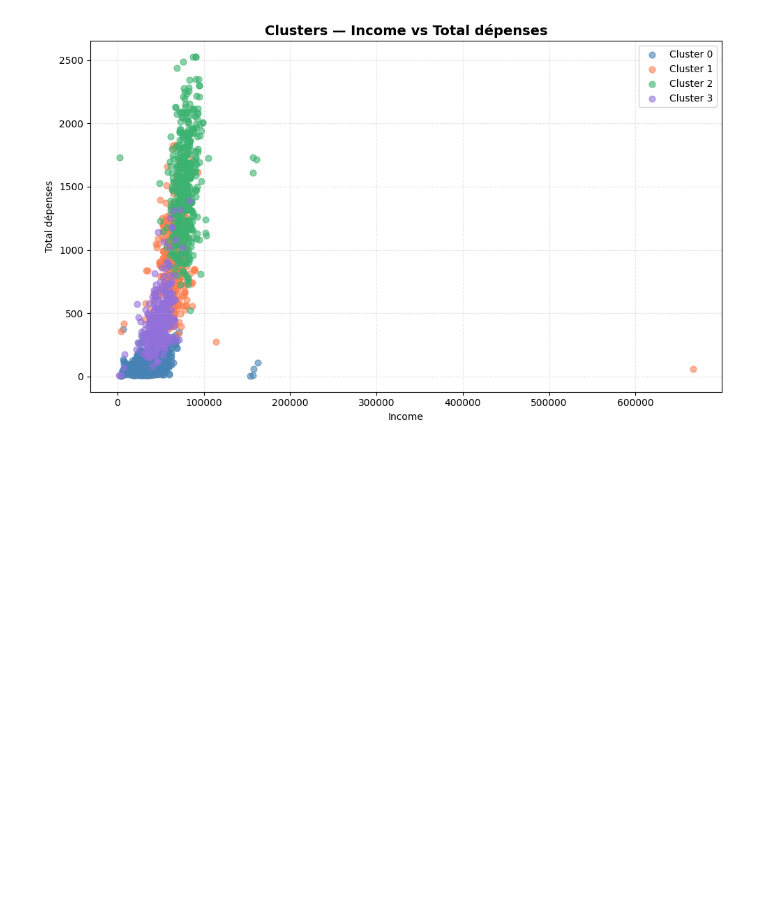
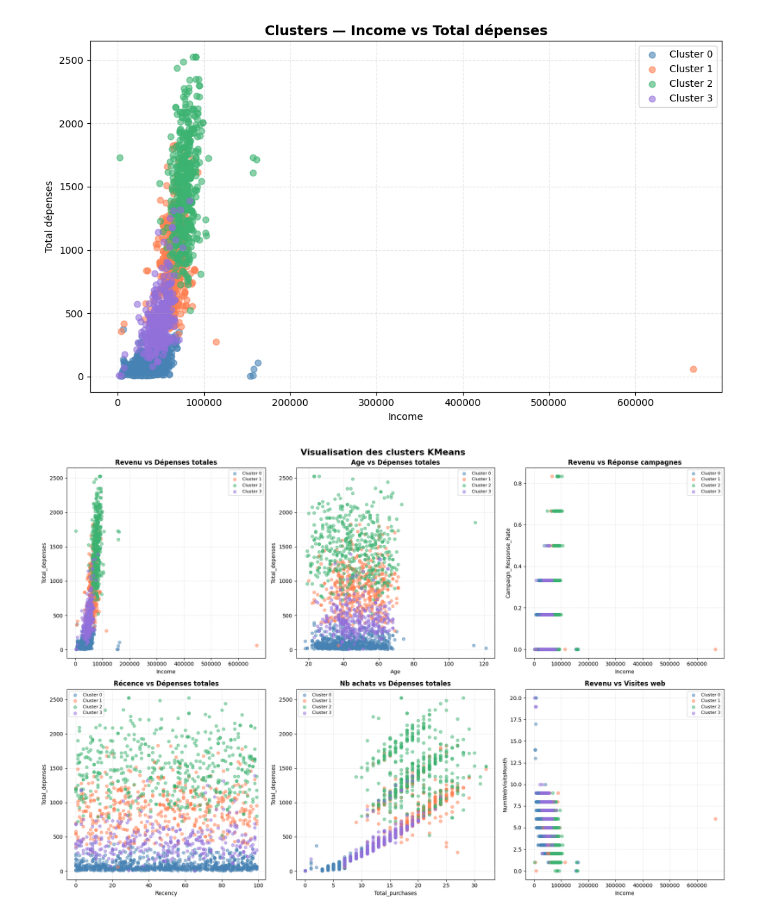
Before and after one commit to MENDJEV/MARKETING-ANALYSIS-WITH-ML, a Jupyter notebook: notebooks/03_KMeans.ipynb, the cells around one changed output. Drawn from its saved outputs; the diff is of its cells as text; code cells hidden in the pictures; blank space fills up the shorter version.

```diff
--- a/notebooks/03_KMeans.ipynb
+++ b/notebooks/03_KMeans.ipynb
@@ -88,3 +88,46 @@ plt.tight_layout()
 plt.show()
 # %% [output]
 [figure]
+# %%
+# Charger le dataset original non scalé
+df_original = pd.read_csv('../data/processed/clean_marketing_campaign.csv')
+labels = MyKMeans.labels_
+
+# Définition des paires intéressantes
+pairs = [
+    ('Income',          'Total_depenses',          'Revenu vs Dépenses totales'),
+    ('Age',             'Total_depenses',           'Age vs Dépenses totales'),
+    ('Income',          'Campaign_Response_Rate',   'Revenu vs Réponse campagnes'),
+    ('Recency',         'Total_depenses',           'Récence vs Dépenses totales'),
+    ('Total_purchases', 'Total_depenses',           'Nb achats vs Dépenses totales'),
+    ('Income',          'NumWebVisitsMonth',        'Revenu vs Visites web'),
+]
+
+colors = ['steelblue', 'coral', 'mediumseagreen', 'mediumpurple']
+
+fig, axes = plt.subplots(2, 3, figsize=(18, 12))
+axes = axes.flatten()
+
+for i, (x, y, title) in enumerate(pairs):
+    for cluster in range(4):
+        mask = labels == cluster
+        axes[i].scatter(
+            df_original[mask][x],
+            df_original[mask][y],
+            c=colors[cluster],
+            label=f'Cluster {cluster}',
+            alpha=0.5,
+            s=30
+        )
+    axes[i].set_title(title, fontsize=12, fontweight='bold')
+    axes[i].set_xlabel(x)
+    axes[i].set_ylabel(y)
+    axes[i].legend(fontsize=8)
+    axes[i].grid(True, linestyle='--', alpha=0.3)
+
+plt.suptitle('Visualisation des clusters KMeans',
+             fontsize=16, fontweight='bold')
+plt.tight_layout()
+plt.show()
+# %% [output]
+[figure, added]
```
Also changed, not shown: 6 other files.
